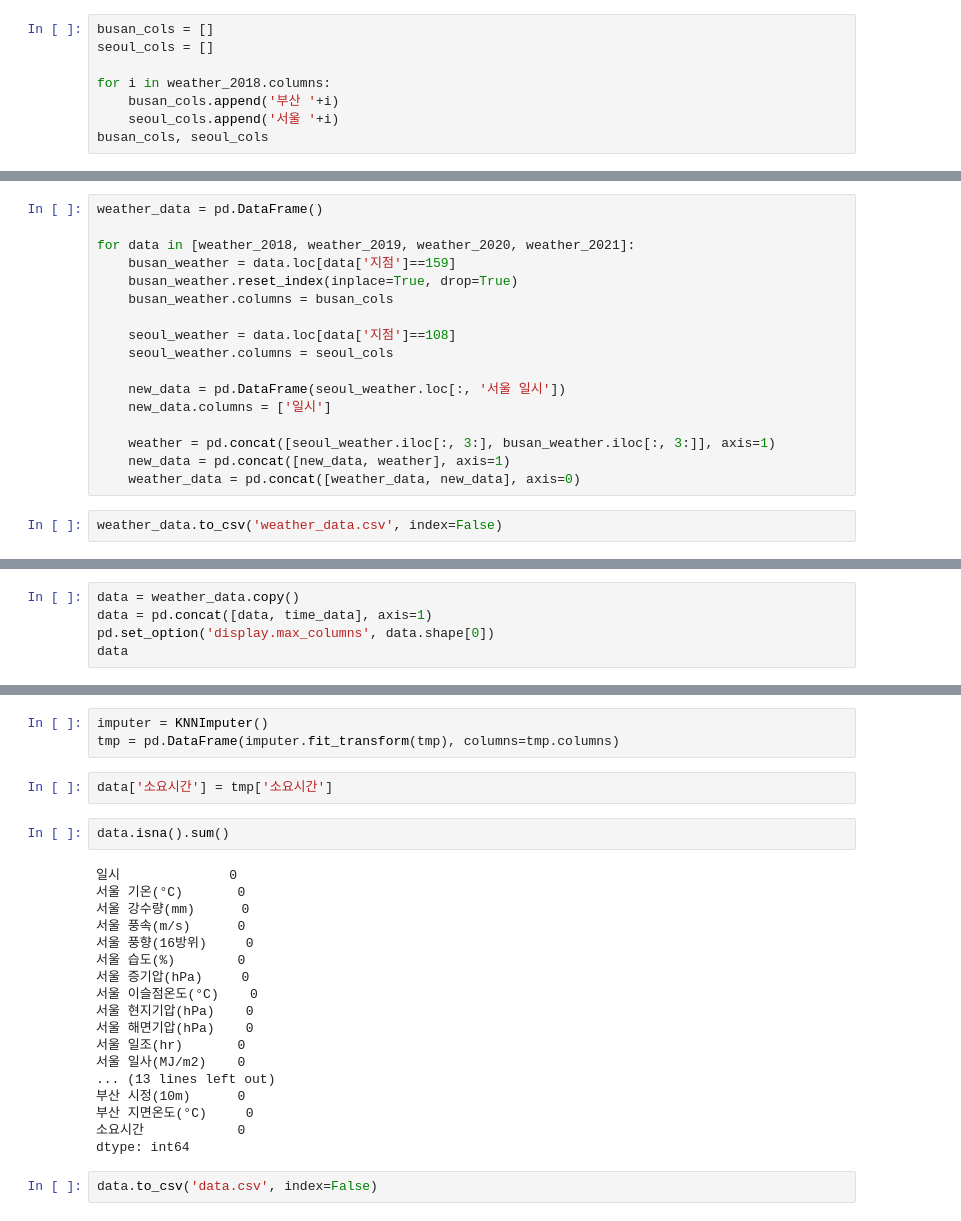
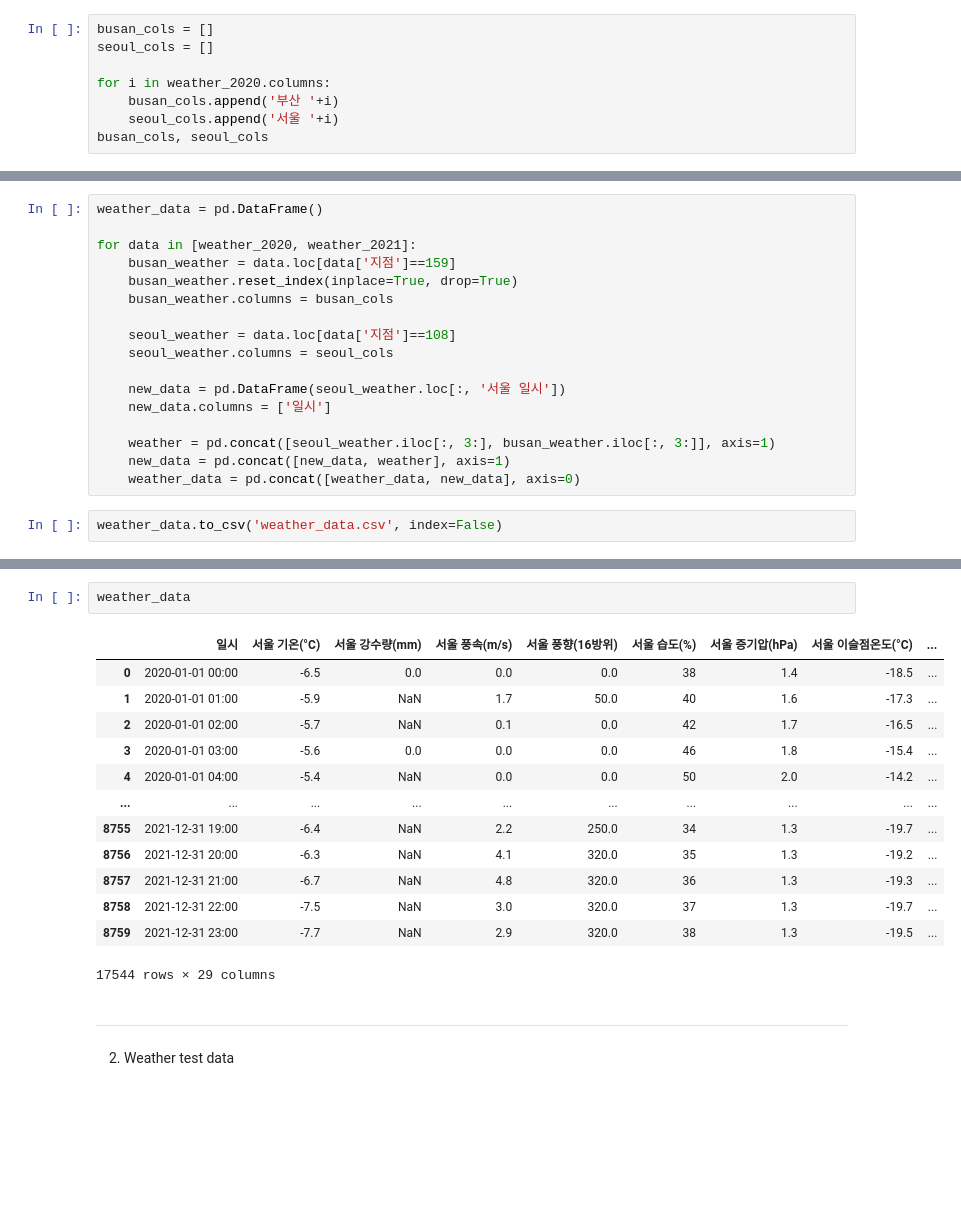
Before and after one commit to majh02/-, a Jupyter notebook: 1) 데이터읽기.ipynb, the cells around one changed output, grey strips where cells are left out. Saved outputs shown, nothing was run; the diff lists cells and outputs as text; blank space fills up the shorter version.

```diff
--- a/1) 데이터읽기.ipynb
+++ b/1) 데이터읽기.ipynb
@@ -41,7 +40,7 @@ Index(['지점', '지점명', '일시', '기온(°C)', '강수량(mm)', '풍속(
 busan_cols = []
 seoul_cols = []
 
-for i in weather_2018.columns:
+for i in weather_2020.columns:
     busan_cols.append('부산 '+i)
     seoul_cols.append('서울 '+i)
 busan_cols, seoul_cols
@@ -66,7 +67,7 @@ busan_cols, seoul_cols
 # %%
 weather_data = pd.DataFrame()
 
-for data in [weather_2018, weather_2019, weather_2020, weather_2021]:
+for data in [weather_2020, weather_2021]:
     busan_weather = data.loc[data['지점']==159]
     busan_weather.reset_index(inplace=True, drop=True)
     busan_weather.columns = busan_cols
@@ -101,5 +85,0 @@ time_data.reset_index(inplace=True, drop=True)
-# %%
-data = weather_data.copy()
-data = pd.concat([data, time_data], axis=1)
-pd.set_option('display.max_columns', data.shape[0])
-data
@@ -194,27 +86,19 @@ tmp
-# %%
-imputer = KNNImputer()
-tmp = pd.DataFrame(imputer.fit_transform(tmp), columns=tmp.columns)
-# %%
-data['소요시간'] = tmp['소요시간']
-# %%
-data.isna().sum()
-# %% [output]
-일시              0
-서울 기온(°C)       0
-서울 강수량(mm)      0
-서울 풍속(m/s)      0
-서울 풍향(16방위)     0
-서울 습도(%)        0
-서울 증기압(hPa)     0
-서울 이슬점온도(°C)    0
-서울 현지기압(hPa)    0
-서울 해면기압(hPa)    0
-서울 일조(hr)       0
-서울 일사(MJ/m2)    0
-... (13 lines left out)
-부산 시정(10m)      0
-부산 지면온도(°C)     0
-소요시간            0
-dtype: int64
-# %%
-data.to_csv('data.csv', index=False)
+# %%
+weather_data
+# %% [output]
+|  | 일시 | 서울 기온(°C) | 서울 강수량(mm) | 서울 풍속(m/s) | 서울 풍향(16방위) | 서울 습도(%) | 서울 증기압(hPa) | 서울 이슬점온도(°C) | ... |
+| 0 | 2020-01-01 00:00 | -6.5 | 0.0 | 0.0 | 0.0 | 38 | 1.4 | -18.5 | ... |
+| 1 | 2020-01-01 01:00 | -5.9 | NaN | 1.7 | 50.0 | 40 | 1.6 | -17.3 | ... |
+| 2 | 2020-01-01 02:00 | -5.7 | NaN | 0.1 | 0.0 | 42 | 1.7 | -16.5 | ... |
+| 3 | 2020-01-01 03:00 | -5.6 | 0.0 | 0.0 | 0.0 | 46 | 1.8 | -15.4 | ... |
+| 4 | 2020-01-01 04:00 | -5.4 | NaN | 0.0 | 0.0 | 50 | 2.0 | -14.2 | ... |
+| ... | ... | ... | ... | ... | ... | ... | ... | ... | ... |
+| 8755 | 2021-12-31 19:00 | -6.4 | NaN | 2.2 | 250.0 | 34 | 1.3 | -19.7 | ... |
+| 8756 | 2021-12-31 20:00 | -6.3 | NaN | 4.1 | 320.0 | 35 | 1.3 | -19.2 | ... |
+| 8757 | 2021-12-31 21:00 | -6.7 | NaN | 4.8 | 320.0 | 36 | 1.3 | -19.3 | ... |
+| 8758 | 2021-12-31 22:00 | -7.5 | NaN | 3.0 | 320.0 | 37 | 1.3 | -19.7 | ... |
+| 8759 | 2021-12-31 23:00 | -7.7 | NaN | 2.9 | 320.0 | 38 | 1.3 | -19.5 | ... |
+17544 rows × 29 columns
+# %% [markdown]
+---
+2. Weather test data
```
Also changed, not shown: parts of 66 cells of this notebook, 9 other files.
